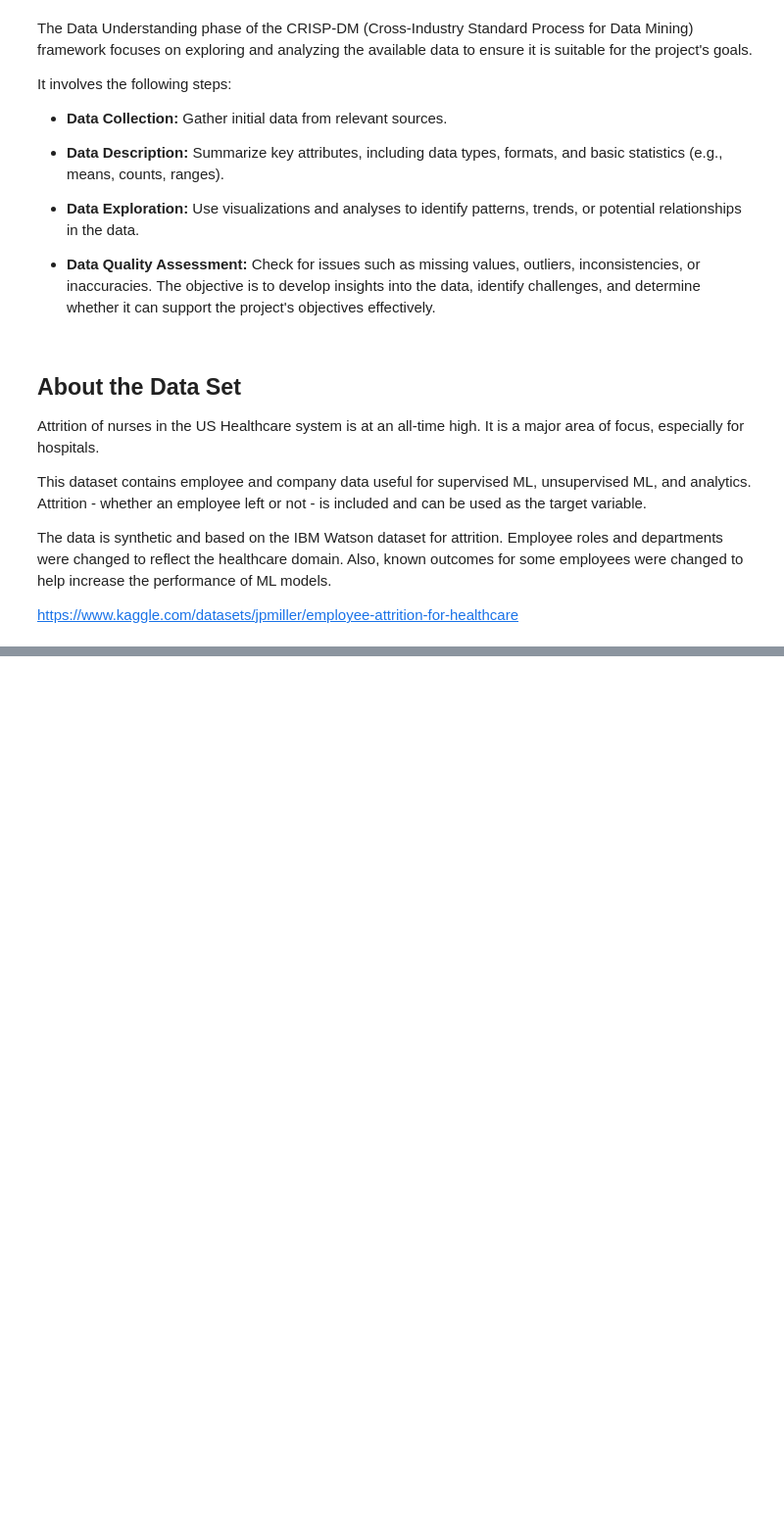
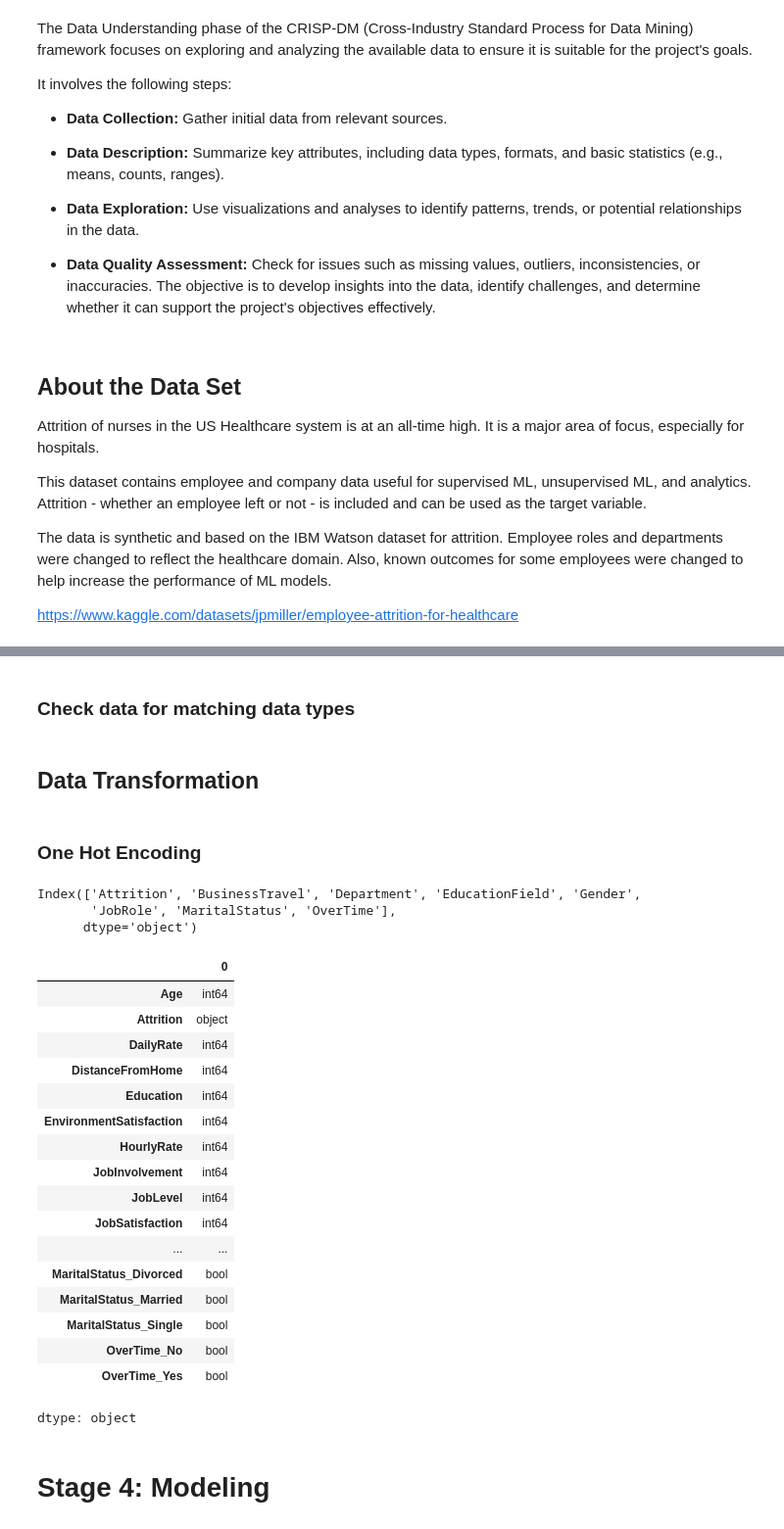
Before and after one commit to Jrk373/MachineLearningDemo, a Jupyter notebook: HealthcareAttritionModel.ipynb, the cells around one changed output, grey strips where cells are left out. Shown: that part at 98% size. Drawn from its saved outputs; the diff is of its cells as text; code cells hidden in the pictures; blank space fills up the shorter version.

```diff
--- a/HealthcareAttritionModel.ipynb
+++ b/HealthcareAttritionModel.ipynb
@@ -85,0 +267,76 @@ https://www.kaggle.com/datasets/jpmiller/employee-attrition-for-healthcare
+# %%
+# Impute values for NA with numbers
+## Columns to impute
+columns_to_impute = []
+
+## make a function
+def impute_selected_columns(df, columns_to_impute):
+    # Use SimpleImputer with strategy='mean'
+    imputer = SimpleImputer(strategy='mean')
+
+    # Select columns to impute
+    df_to_impute = df[columns_to_impute]
+
+    # Impute NaN values in selected columns
+    df_imputed = pd.DataFrame(imputer.fit_transform(df_to_impute),
+                              columns = columns_to_impute)
+
+    # Update original DataFrame with imputed values
+    df[columns_to_impute] = df_imputed
+
+    # return the data frame
+    return df
+
+## Impute missing values for selected columns
+df = impute_selected_columns(df,
+                             columns_to_impute)
+# %% [markdown]
+### Check data for matching data types
+# %% [markdown]
+## Data Transformation
+# %% [markdown]
+### One Hot Encoding
+# %%
+# Identify categorical variables
+categorical_columns = df.select_dtypes(include=['object', 'category']).columns
+print(categorical_columns)
+# %% [output]
+Index(['Attrition', 'BusinessTravel', 'Department', 'EducationField', 'Gender',
+       'JobRole', 'MaritalStatus', 'OverTime'],
+      dtype='object')
+# %%
+## One-hot encoding
+### List of variables to encode
+variables_to_encode = ['BusinessTravel',
+                       'Department',
+                       'EducationField',
+                       'Gender',
+                       'JobRole',
+                       'MaritalStatus',
+                       'OverTime']
+
+### Perform one-hot encoding for the variables in variables_to_encode
+df_hot = pd.get_dummies(df, columns=variables_to_encode)
+# %%
+df_hot.dtypes
+# %% [output]
+|  | 0 |
+| Age | int64 |
+| Attrition | object |
+| DailyRate | int64 |
+| DistanceFromHome | int64 |
+| Education | int64 |
+| EnvironmentSatisfaction | int64 |
+| HourlyRate | int64 |
+| JobInvolvement | int64 |
+| JobLevel | int64 |
+| JobSatisfaction | int64 |
+| ... | ... |
+| MaritalStatus_Divorced | bool |
+| MaritalStatus_Married | bool |
+| MaritalStatus_Single | bool |
+| OverTime_No | bool |
+| OverTime_Yes | bool |
+dtype: object
+# %% [markdown]
+# Stage 4: Modeling
```
Also changed, not shown: parts of 20 cells of this notebook.
